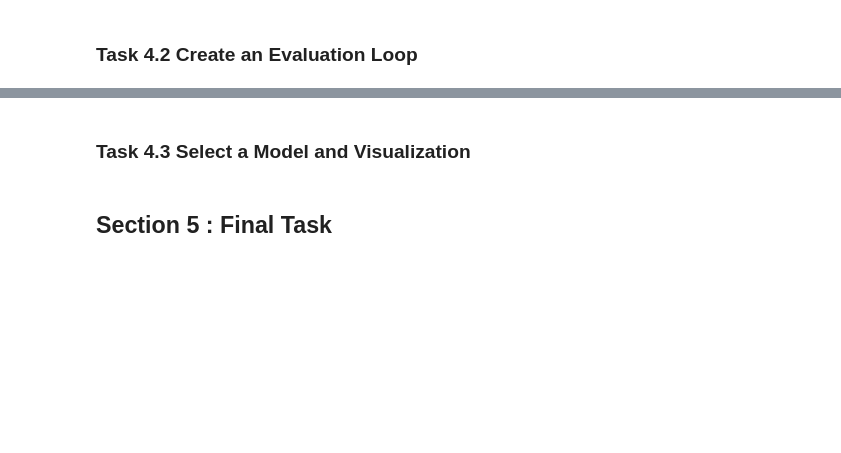
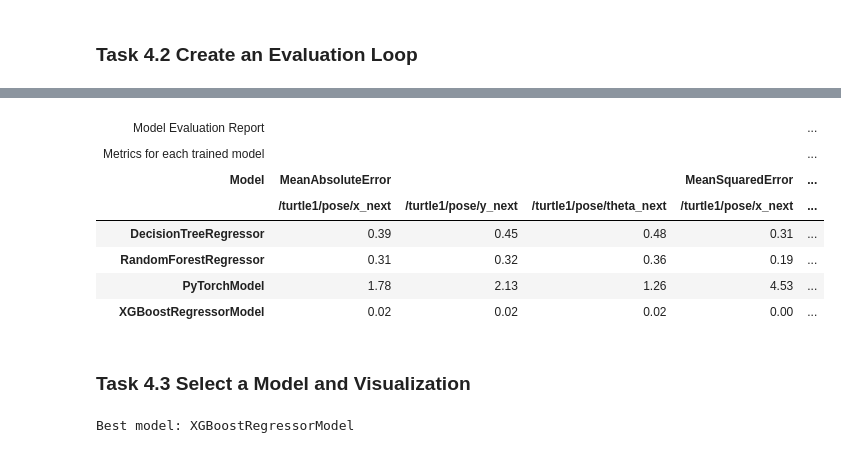
Before and after one commit to flowcean/ipin2025-workshop, a Jupyter notebook: solution.ipynb, the cells around one changed output, grey strips where cells are left out. Drawn from its saved outputs; the diff is of its cells as text; code cells hidden in the pictures; blank space fills up the shorter version.

```diff
--- a/solution.ipynb
+++ b/solution.ipynb
@@ -36,9 +51,10 @@ transforms = (
     )
 )
 
-samples_train = (
+training_environment = (
     DataFrame.from_rosbag(config.rosbag.training_path, topics=topics) | transforms
 )
-samples_eval = (
+evaluation_environment = (
     DataFrame.from_rosbag(config.rosbag.evaluation_path, topics=topics) | transforms
 )
+print(training_environment.observe().collect())
@@ -64,20 +100,21 @@ from flowcean.sklearn import RandomForestRegressorLearner, RegressionTree
 from flowcean.torch import LightningLearner, MultilayerPerceptron
 from flowcean.xgboost import XGBoostRegressorLearner
 
-regression_tree = RegressionTree(**config.training.tree)
+regression_tree = RegressionTree(max_leaf_nodes=config.training.tree.max_leaf_nodes)
 
 random_forest = RandomForestRegressorLearner(
-    **config.training.forest,
+    n_estimators=config.training.forest.n_estimators,
+    max_depth=config.training.forest.max_depth,
 )
 
 mlp = LightningLearner(
     module=MultilayerPerceptron(
         learning_rate=config.training.mlp.learning_rate,
-        input_size=len(inputs),
         output_size=len(outputs),
     ),
     batch_size=config.training.mlp.batch_size,
     max_epochs=config.training.mlp.max_epochs,
+    accelerator="cpu",
 )
 
 xgb = XGBoostRegressorLearner()
@@ -101,7 +138,7 @@ models = []
 for learner in learners:
     print(f"Training model: {learner.name}")
     model = learn_offline(
-        samples_train,
+        training_environment,
         learner,
         inputs=inputs,
         outputs=outputs,
@@ -130,9 +204,10 @@ from flowcean.core import evaluate_offline
 
 report = evaluate_offline(
     models,
-    environment=samples_eval,
+    environment=evaluation_environment,
     metrics=metrics,
     inputs=inputs,
     outputs=outputs,
 )
 report.great_table()
+# %% [output]
@@ -139,3 +218,11 @@ report.great_table()
+| Model Evaluation Report |  |  |  |  | ... |
+| Metrics for each trained model |  |  |  |  | ... |
+| Model | MeanAbsoluteError |  |  | MeanSquaredError | ... |
+|  | /turtle1/pose/x_next | /turtle1/pose/y_next | /turtle1/pose/theta_next | /turtle1/pose/x_next | ... |
+| DecisionTreeRegressor | 0.39 | 0.45 | 0.48 | 0.31 | ... |
+| RandomForestRegressor | 0.31 | 0.32 | 0.36 | 0.19 | ... |
+| PyTorchModel | 1.78 | 2.13 | 1.26 | 4.53 | ... |
+| XGBoostRegressorModel | 0.02 | 0.02 | 0.02 | 0.00 | ... |
 # %% [markdown]
 ###  Task 4.3 Select a Model and Visualization
 # %%
@@ -146,7 +233,7 @@ print(f"Best model: {best_model.name}")
 
 # Plots are saved under plots/
 plot_predictions_vs_ground_truth(
-    environment=samples_eval,
+    environment=evaluation_environment,
     input_names=inputs,
     output_names=outputs,
     models=models,
@@ -154,5 +241,5 @@ plot_predictions_vs_ground_truth(
 
 # save model to disk
 best_model.save("model.fml")
+# %% [output]
+Best model: XGBoostRegressorModel
-# %% [markdown]
-## Section 5 : Final Task
```
Also changed, not shown: parts of 6 cells of this notebook, 4 other files.
